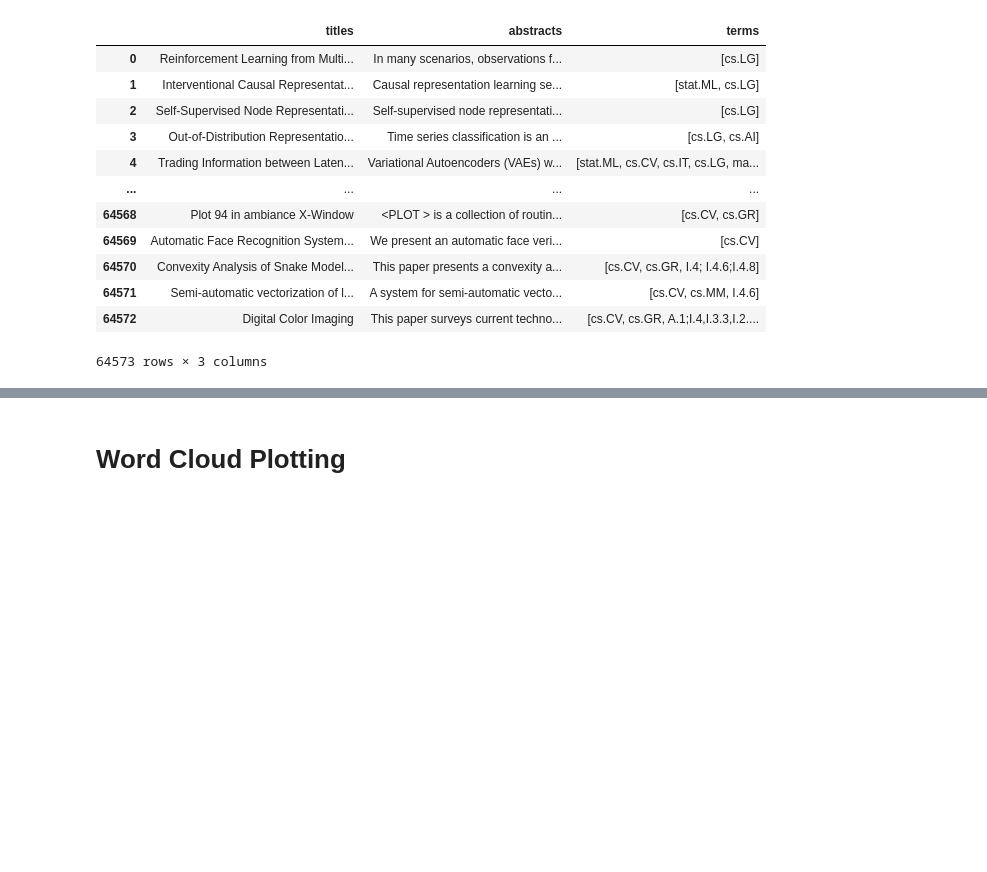
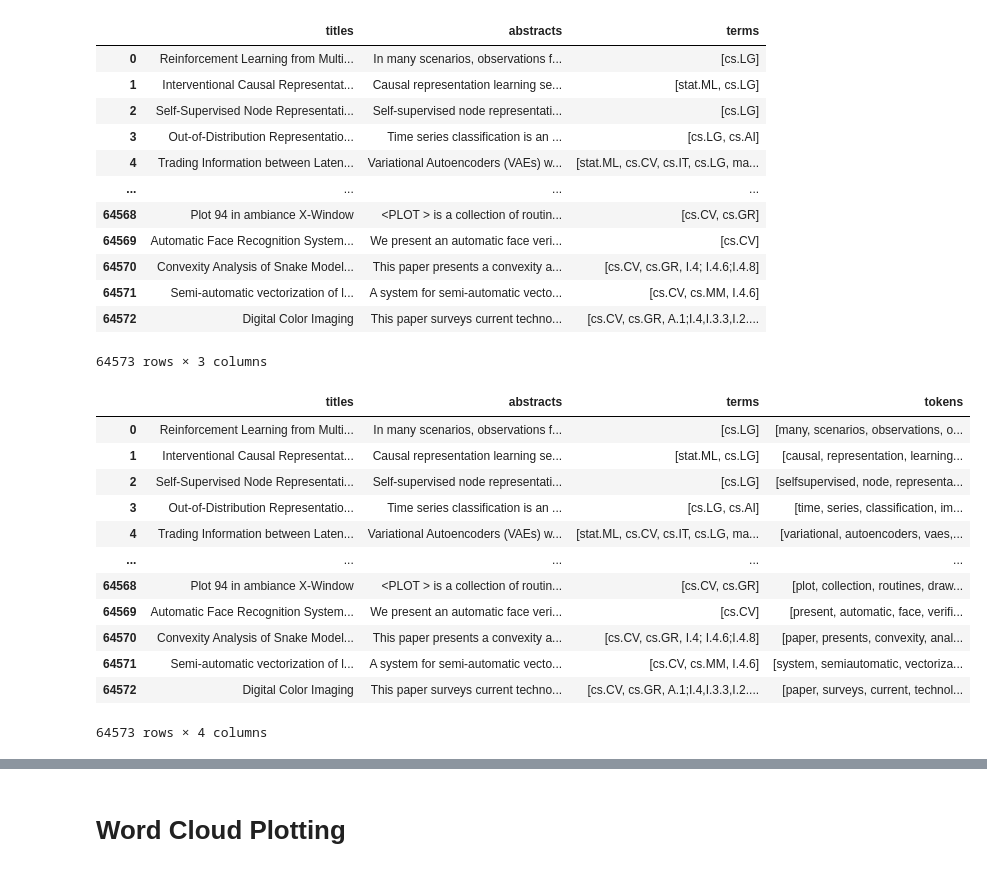
Before and after one commit to ADS-509-01-SP23-Applied-Text-Mining/ADS-509_Final_Project, a Jupyter notebook: Read_in_Picklefile.ipynb, the cells around one changed output, grey strips where cells are left out. Saved outputs shown, nothing was run; the diff lists cells and outputs as text; code cells hidden in the pictures; blank space fills up the shorter version.

```diff
--- a/Read_in_Picklefile.ipynb
+++ b/Read_in_Picklefile.ipynb
@@ -124,0 +121,25 @@ def flatten_and_descriptive_stats(list_of_lists):
+# %%
+# Clean and Tokenize Data
+df = raw_data.copy()
+my_pipeline = [normalize, remove_punctuation, tokenize, remove_stop]
+df["tokens"] = df["abstracts"].apply(prepare, pipeline=my_pipeline)
+df
+
+# filter on Term
+# mask = df.terms.apply(lambda x: 'stat.ML' in x)
+# df1 = df[mask]
+# df1
+# %% [output]
+|  | titles | abstracts | terms | tokens |
+| 0 | Reinforcement Learning from Multi... | In many scenarios, observations f... | [cs.LG] | [many, scenarios, observations, o... |
+| 1 | Interventional Causal Representat... | Causal representation learning se... | [stat.ML, cs.LG] | [causal, representation, learning... |
+| 2 | Self-Supervised Node Representati... | Self-supervised node representati... | [cs.LG] | [selfsupervised, node, representa... |
+| 3 | Out-of-Distribution Representatio... | Time series classification is an ... | [cs.LG, cs.AI] | [time, series, classification, im... |
+| 4 | Trading Information between Laten... | Variational Autoencoders (VAEs) w... | [stat.ML, cs.CV, cs.IT, cs.LG, ma... | [variational, autoencoders, vaes,... |
+| ... | ... | ... | ... | ... |
+| 64568 | Plot 94 in ambiance X-Window | <PLOT > is a collection of routin... | [cs.CV, cs.GR] | [plot, collection, routines, draw... |
+| 64569 | Automatic Face Recognition System... | We present an automatic face veri... | [cs.CV] | [present, automatic, face, verifi... |
+| 64570 | Convexity Analysis of Snake Model... | This paper presents a convexity a... | [cs.CV, cs.GR, I.4; I.4.6;I.4.8] | [paper, presents, convexity, anal... |
+| 64571 | Semi-automatic vectorization of l... | A system for semi-automatic vecto... | [cs.CV, cs.MM, I.4.6] | [system, semiautomatic, vectoriza... |
+| 64572 | Digital Color Imaging | This paper surveys current techno... | [cs.CV, cs.GR, A.1;I.4,I.3.3,I.2.... | [paper, surveys, current, technol... |
+64573 rows × 4 columns
```
Also changed, not shown: parts of 10 cells of this notebook.
